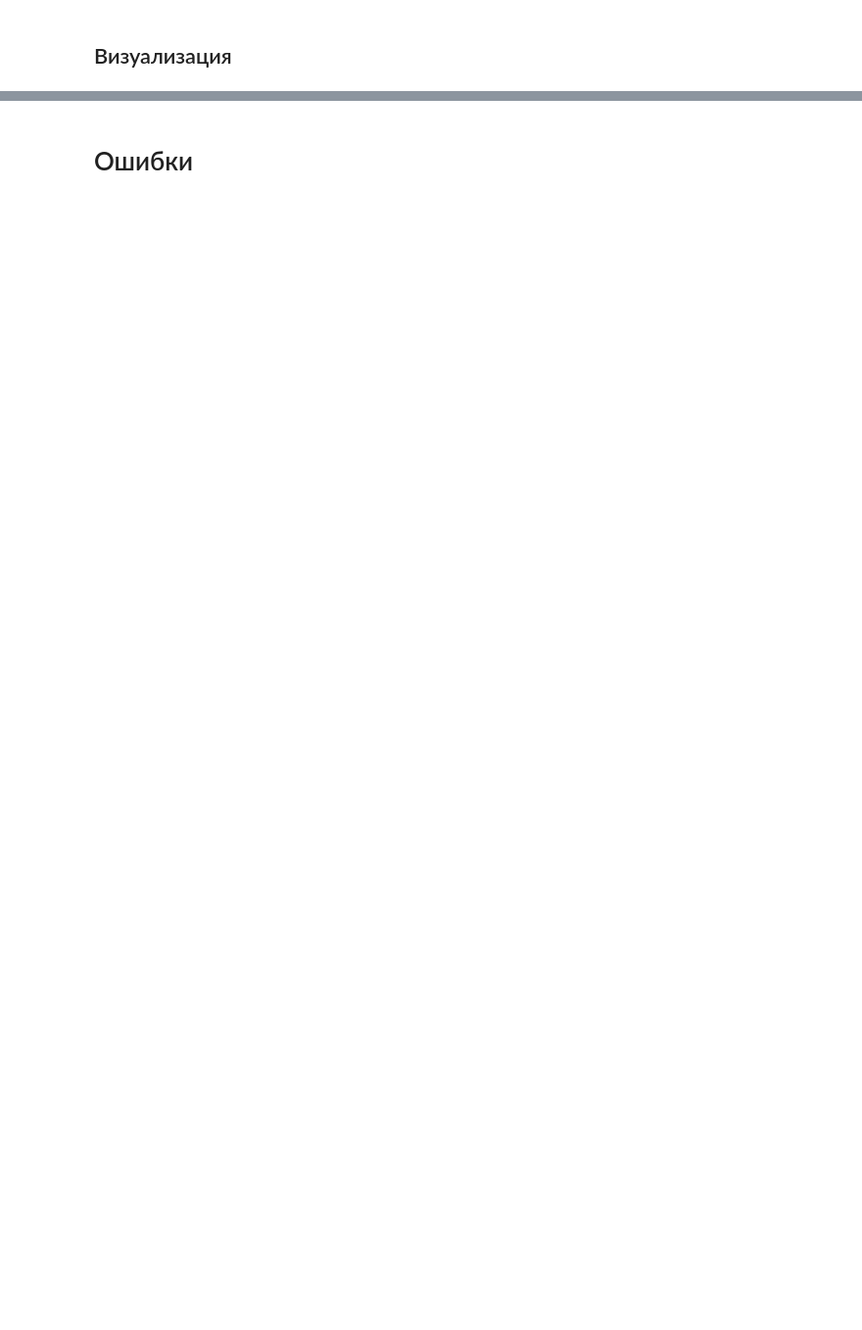
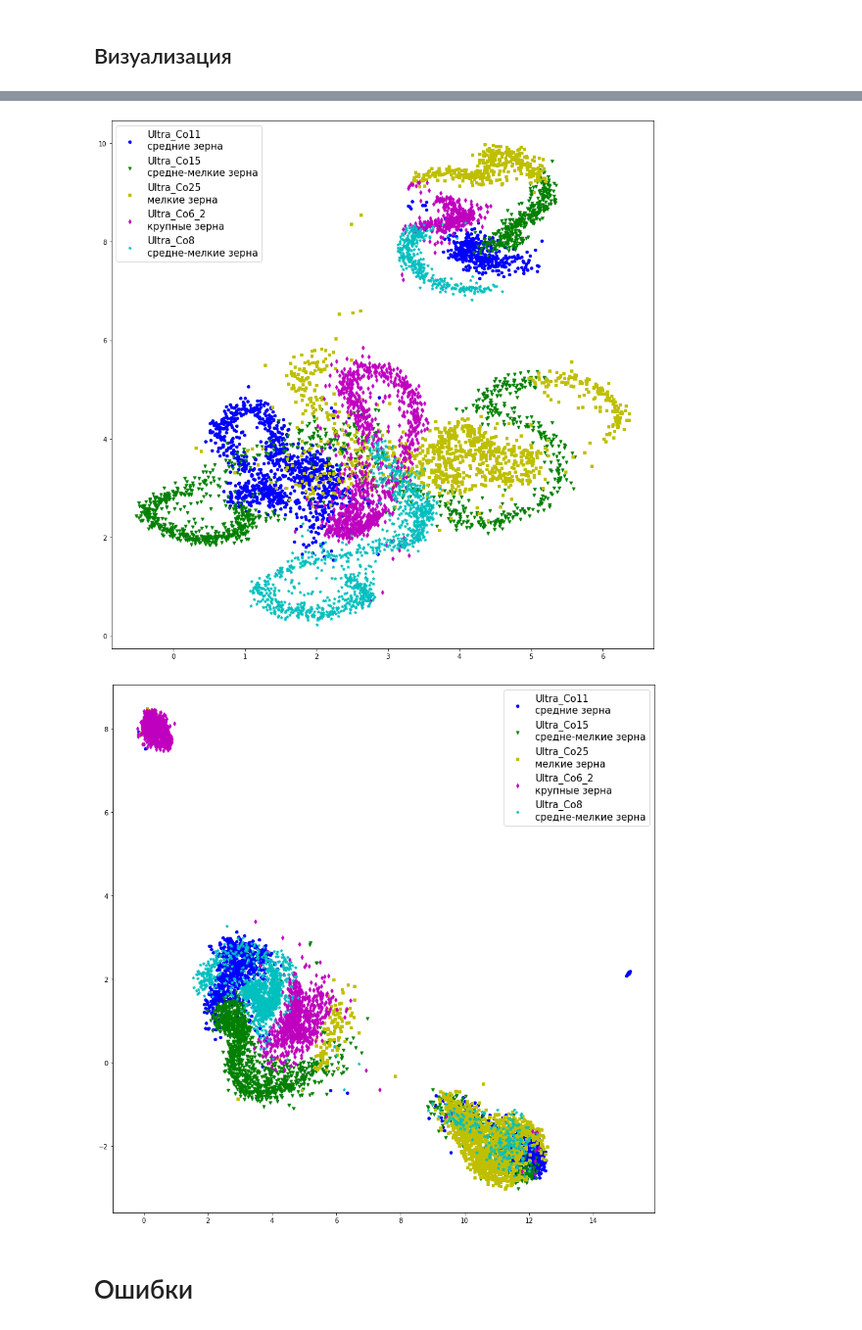
Before and after one commit to dkagramanyan/WC-Co_computer_vision, a Jupyter notebook: ml/vq-vae-2.ipynb, the cells around one changed output, grey strips where cells are left out. Shown at 98% size. Saved outputs shown, nothing was run; the diff lists cells and outputs as text; code cells hidden in the pictures; blank space fills up the shorter version.

```diff
--- a/ml/vq-vae-2.ipynb
+++ b/ml/vq-vae-2.ipynb
@@ -123,7 +130,9 @@ with torch.no_grad():
 # %% [markdown]
 ## Визуализация
 # %%
-model_file = 'data/logs/4x_360_emb_dim_1_n_embed_8192/vqvae_002_train_0.00306_test_0.00293.pt'
+# model_file = 'data/logs/4x_360_emb_dim_1_n_embed_8192/vqvae_002_train_0.00306_test_0.00293.pt'
+# model_file = 'data/logs/emb_dim_1_n_embed_8192_bc_left_sub_right_minmax_4x_360/vqvae_002_train_0.04045_test_0.03895.pt'
+model_file = 'data/logs/emb_dim_1_n_embed_8192_bc_right_sub_left_minmax_4x_360/vqvae_003_train_0.04287_test_0.04129.pt'
 # model_file = '../data/logs/vq-vae-2/4x_emb_dim_32/weights/vqvae_011_train_0.00375_test_0.00375.pt'
 # model_file = '../data/logs/vq-vae-2/4x/weights/vqvae_013_train_0.0038_test_0.0038.pt'
 # model_file = '../data/logs/vq-vae-2/vqvae_100_train_0.00409_test_0.00401_512.pt'
@@ -141,5 +152,5 @@ model.load_state_dict(torch.load(model_file, map_location=torch.device('cuda')))
 # %%
-dataset_path = '../datasets/bc_left_sub_right_0.5_4x_360'
+dataset_path = '../datasets/bc_right_sub_left_minmax_4x_360'
 # dataset_path = '../data/dataset_left_4x_360/'
 
 resize_shape = (512, 512)
@@ -168,21 +185,26 @@ umaped_vct_2d_b = umap_2d.fit_transform(embs_b)
 # %%
 
 types_dict = {'Ultra_Co11': 'средние зерна',
               'Ultra_Co25': 'мелкие зерна',
               'Ultra_Co8': 'средне-мелкие зерна',
               'Ultra_Co6_2': 'крупные зерна',
               'Ultra_Co15': 'средне-мелкие зерна'}
 
 classes = dataset.__dict__['classes']
 
 legend = [cls + '\n' + types_dict[cls] for cls in classes]
 
-name_2 = f'embs_space_seed={seed}_b_512_4x_360_emb_dim_1_n_embed_8192_sub_left'
-name_1 = f'embs_space_seed={seed}_t_512_4x_360_emb_dim_1_n_embed_8192_sub_left'
+name_2 = f'embs_space_seed={seed}_b_512_4x_360_minmax_emb_dim_1_n_embed_8192_right_sub_left_unique_model'
+name_1 = f'embs_space_seed={seed}_t_512_4x_360_minmax_emb_dim_1_n_embed_8192_right_sub_left_unique_model'
 r_shape = (len(classes), -1, 2)
 
-Embeddings.plot_2d_scatter_embs(embs_scatter=umaped_vct_2d_t, legend=legend, r_shape=r_shape, save=False, name=name_1)
-Embeddings.plot_2d_scatter_embs(embs_scatter=umaped_vct_2d_b, legend=legend, r_shape=r_shape, save=False, name=name_2)
+save=True
+
+Embeddings.plot_2d_scatter_embs(embs_scatter=umaped_vct_2d_t, legend=legend, r_shape=r_shape, save=save, name=name_1)
+Embeddings.plot_2d_scatter_embs(embs_scatter=umaped_vct_2d_b, legend=legend, r_shape=r_shape, save=save, name=name_2)
+# %% [output]
+[figure, added]
+[figure, added]
 # %% [markdown]
 # Ошибки
 # %%
```
Also changed, not shown: parts of 5 cells of this notebook, 3 other files.
